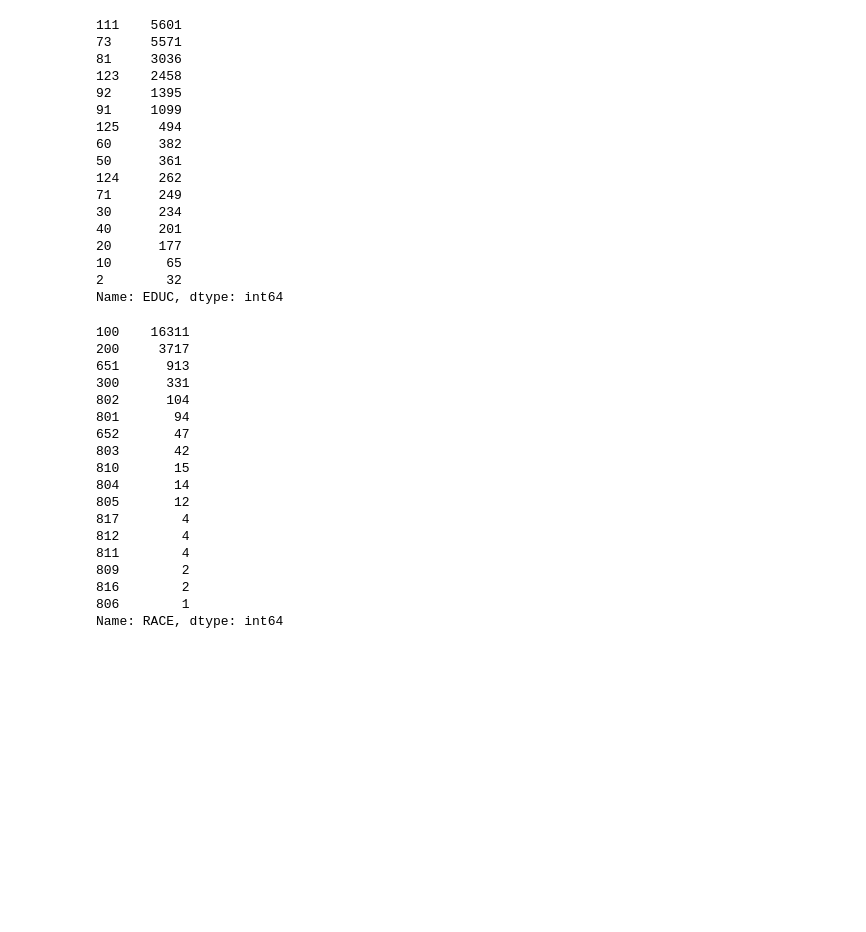
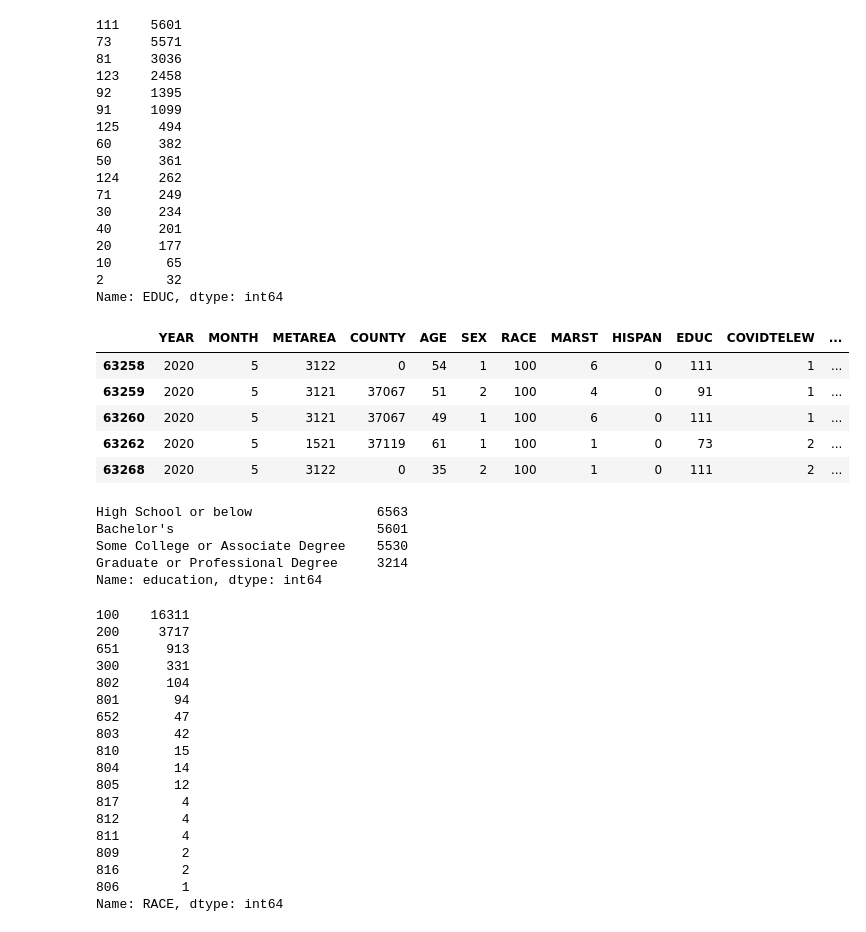
Before and after one commit to timothykeating/Final-Project, a Jupyter notebook: Cleaned_demographic_data.ipynb, the cells around one changed output. Saved outputs shown, nothing was run; the diff lists cells and outputs as text; code cells hidden in the pictures; blank space fills up the shorter version.

```diff
--- a/Cleaned_demographic_data.ipynb
+++ b/Cleaned_demographic_data.ipynb
@@ -105,6 +123,37 @@ demographic_data_df_NC['EDUC'].value_counts()
 10       65
 2        32
 Name: EDUC, dtype: int64
+# %%
+education={111:"Bachelor's",
+            73:"High School or below",
+            81:"Some College or Associate Degree",
+           123:"Graduate or Professional Degree",
+           92:"Some College or Associate Degree",
+           91:"Some College or Associate Degree",
+           125:"Graduate or Professional Degree",
+           60:"High School or below",
+           50:"High School or below",
+           124:"Graduate or Professional Degree",
+           71:"High School or below",
+}
+# %%
+demographic_data_df_NC["education"] = demographic_data_df_NC['EDUC'].map(education)
+demographic_data_df_NC.head()
+# %% [output]
+|  | YEAR | MONTH | METAREA | COUNTY | AGE | SEX | RACE | MARST | HISPAN | EDUC | COVIDTELEW | ... |
+| 63258 | 2020 | 5 | 3122 | 0 | 54 | 1 | 100 | 6 | 0 | 111 | 1 | ... |
+| 63259 | 2020 | 5 | 3121 | 37067 | 51 | 2 | 100 | 4 | 0 | 91 | 1 | ... |
+| 63260 | 2020 | 5 | 3121 | 37067 | 49 | 1 | 100 | 6 | 0 | 111 | 1 | ... |
+| 63262 | 2020 | 5 | 1521 | 37119 | 61 | 1 | 100 | 1 | 0 | 73 | 2 | ... |
+| 63268 | 2020 | 5 | 3122 | 0 | 35 | 2 | 100 | 1 | 0 | 111 | 2 | ... |
+# %%
+demographic_data_df_NC['education'].value_counts()
+# %% [output]
+High School or below                6563
+Bachelor's                          5601
+Some College or Associate Degree    5530
+Graduate or Professional Degree     3214
+Name: education, dtype: int64
 # %%
 demographic_data_df_NC['RACE'].value_counts()
 # %% [output]
```
Also changed, not shown: parts of 14 cells of this notebook, 1 other file.
